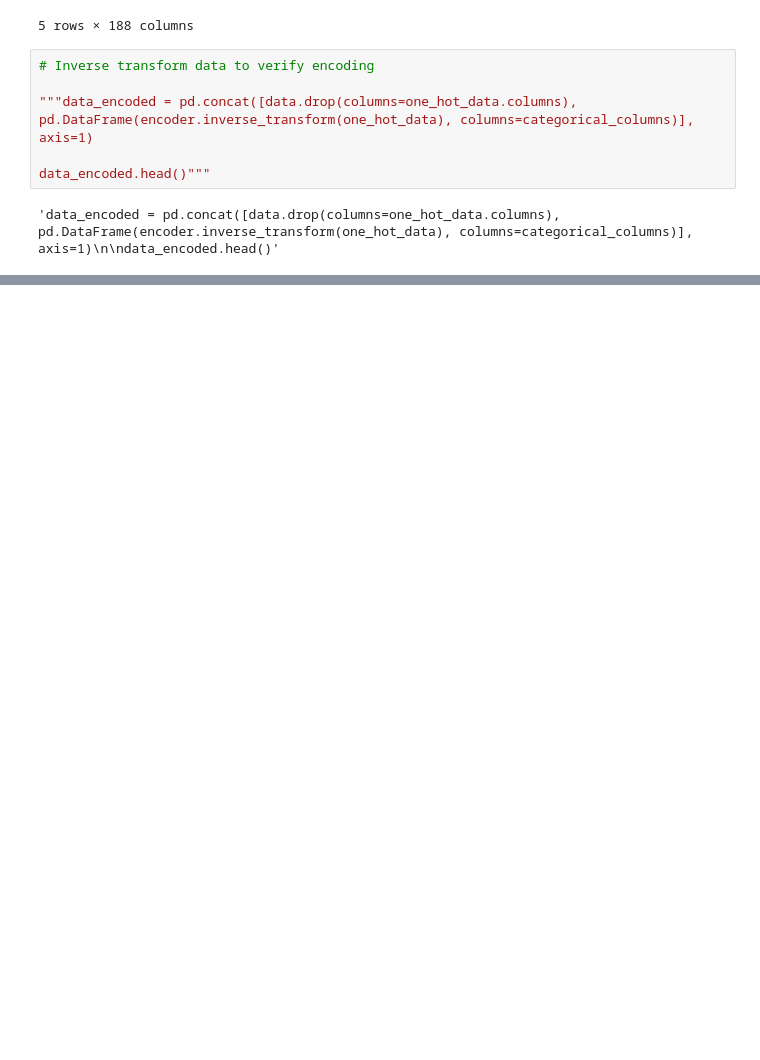
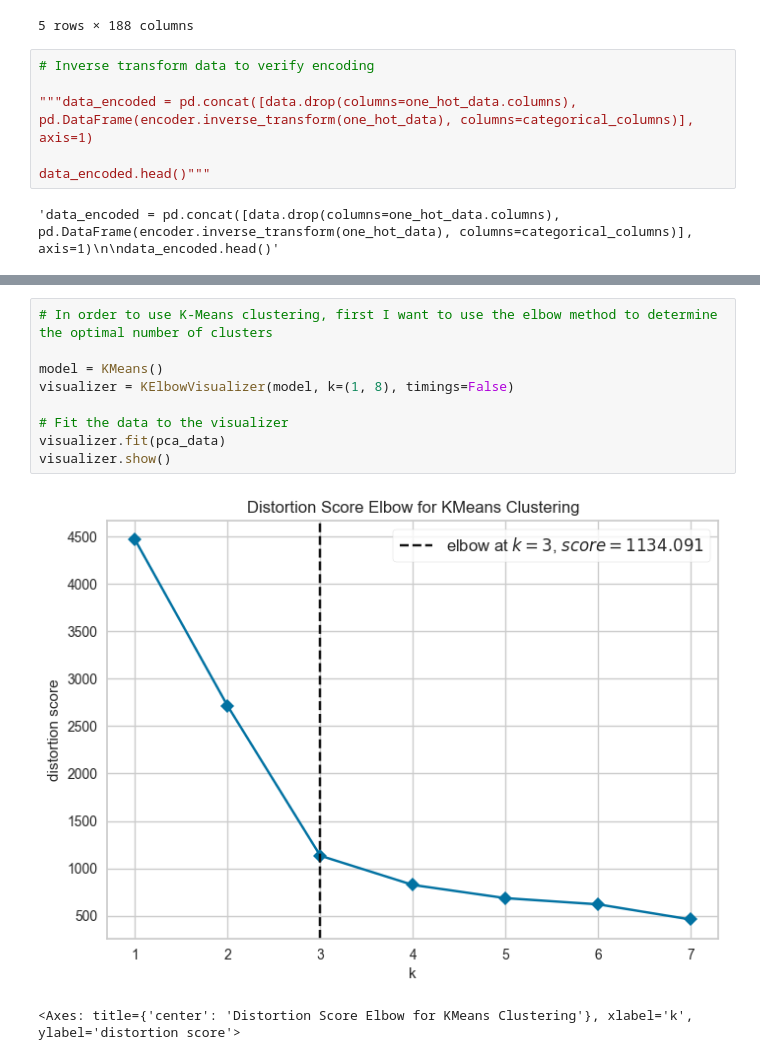
Before and after one commit to AlexandraFaria/UnsupervisedLearningTask1Project, a Jupyter notebook: Task1DataAnalysis.ipynb, the cells around one changed output, grey strips where cells are left out. Cells and saved outputs as stored; diff of their text form; blank space fills up the shorter version.

```diff
--- a/Task1DataAnalysis.ipynb
+++ b/Task1DataAnalysis.ipynb
@@ -82,0 +96,12 @@ data_encoded.head()"""
+# %%
+# In order to use K-Means clustering, first I want to use the elbow method to determine the optimal number of clusters
+
+model = KMeans()
+visualizer = KElbowVisualizer(model, k=(1, 8), timings=False)
+
+# Fit the data to the visualizer
+visualizer.fit(pca_data)
+visualizer.show()
+# %% [output]
+[figure, added]
+<Axes: title={'center': 'Distortion Score Elbow for KMeans Clustering'}, xlabel='k', ylabel='distortion score'>
```
Also changed, not shown: parts of 4 cells of this notebook, 1 other file.
